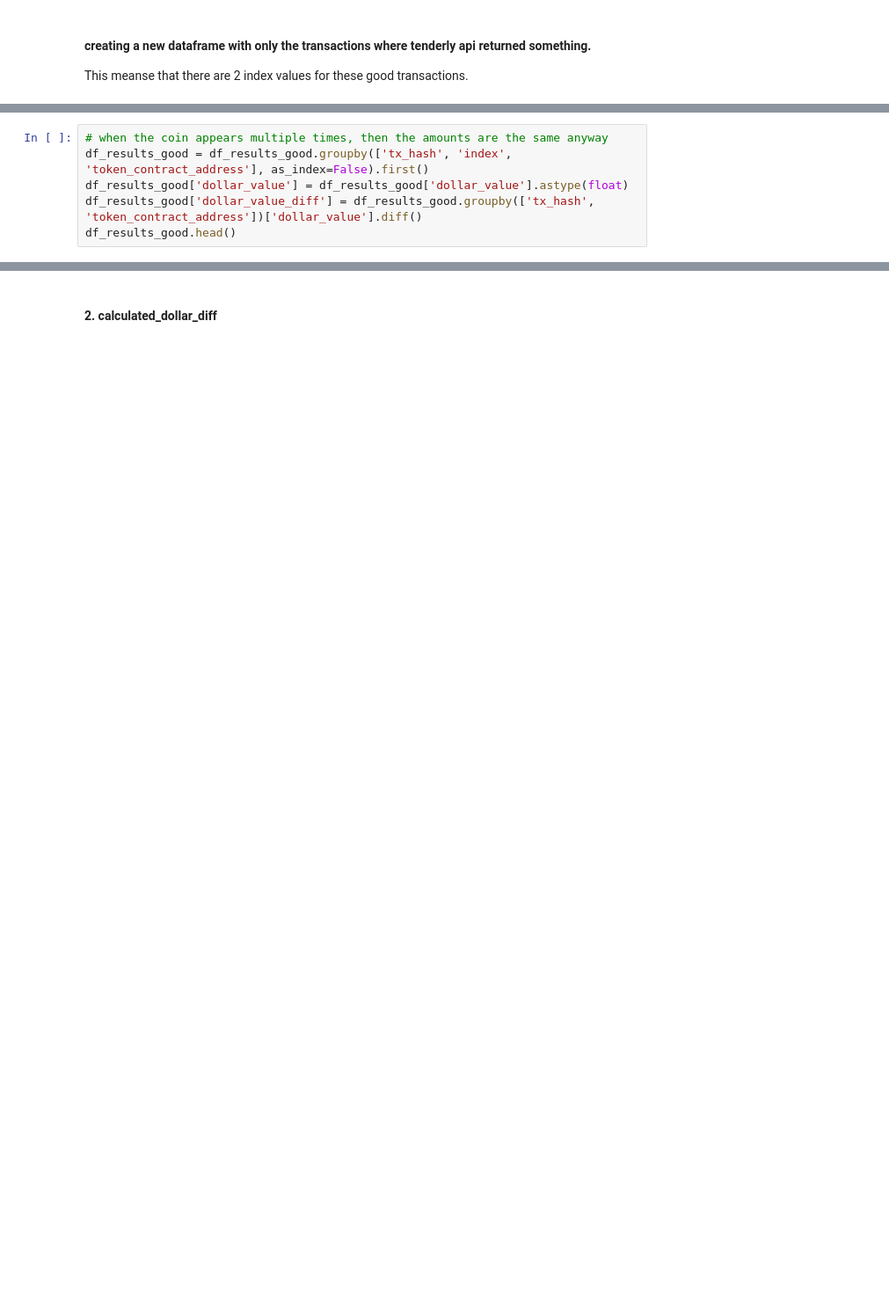
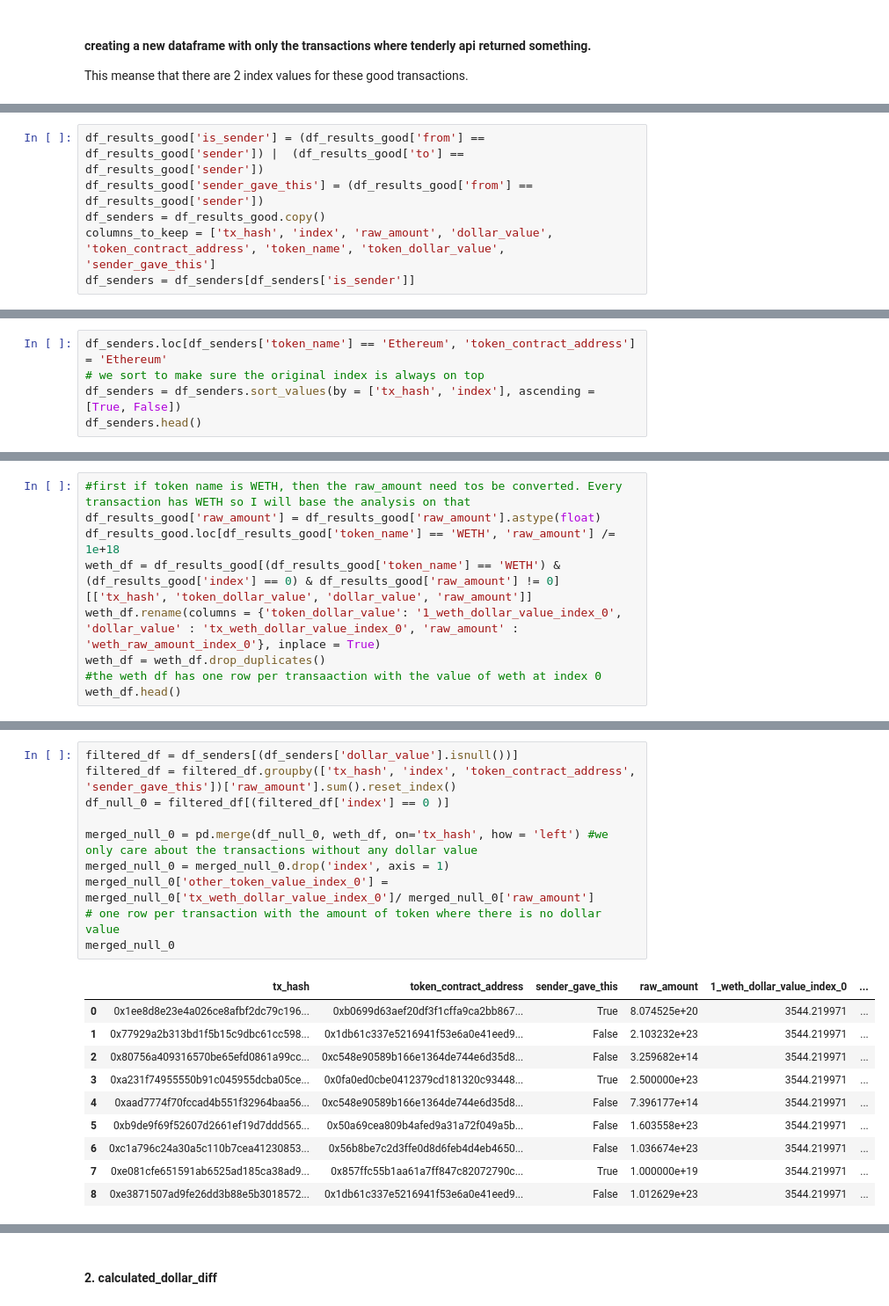
Before and after one commit to cowdao-grants/mevblocker-damages, a Jupyter notebook: cowswap.ipynb, the cells around one changed output, grey strips where cells are left out. Shown: that part at 88% size. Cells and saved outputs as stored; diff of their text form; blank space fills up the shorter version.

```diff
--- a/cowswap.ipynb
+++ b/cowswap.ipynb
@@ -278 +325,7 @@ The logic here is
+# %%
+df_results_good['is_sender'] = (df_results_good['from'] == df_results_good['sender']) |  (df_results_good['to'] == df_results_good['sender'])
+df_results_good['sender_gave_this'] = (df_results_good['from'] == df_results_good['sender'])
+df_senders = df_results_good.copy()
+columns_to_keep = ['tx_hash', 'index', 'raw_amount', 'dollar_value', 'token_contract_address', 'token_name', 'token_dollar_value', 'sender_gave_this']
+df_senders = df_senders[df_senders['is_sender']]
 # %% [markdown]
@@ -280,6 +332,0 @@ The logic here is
-# %%
-# when the coin appears multiple times, then the amounts are the same anyway
-df_results_good = df_results_good.groupby(['tx_hash', 'index', 'token_contract_address'], as_index=False).first()
-df_results_good['dollar_value'] = df_results_good['dollar_value'].astype(float)
-df_results_good['dollar_value_diff'] = df_results_good.groupby(['tx_hash', 'token_contract_address'])['dollar_value'].diff()
-df_results_good.head()
@@ -292,0 +335,5 @@ df_results_good.head()
+# %%
+df_senders.loc[df_senders['token_name'] == 'Ethereum', 'token_contract_address'] = 'Ethereum'
+# we sort to make sure the original index is always on top
+df_senders = df_senders.sort_values(by = ['tx_hash', 'index'], ascending = [True, False])
+df_senders.head()
@@ -292,0 +347,9 @@ df_results_good.head()
+# %%
+#first if token name is WETH, then the raw_amount need tos be converted. Every transaction has WETH so I will base the analysis on that
+df_results_good['raw_amount'] = df_results_good['raw_amount'].astype(float)
+df_results_good.loc[df_results_good['token_name'] == 'WETH', 'raw_amount'] /= 1e+18
+weth_df = df_results_good[(df_results_good['token_name'] == 'WETH') & (df_results_good['index'] == 0) & df_results_good['raw_amount'] != 0][['tx_hash', 'token_dollar_value', 'dollar_value', 'raw_amount']]
+weth_df.rename(columns = {'token_dollar_value': '1_weth_dollar_value_index_0', 'dollar_value' : 'tx_weth_dollar_value_index_0', 'raw_amount' : 'weth_raw_amount_index_0'}, inplace = True)
+weth_df = weth_df.drop_duplicates()
+#the weth df has one row per transaaction with the value of weth at index 0
+weth_df.head()
@@ -292,0 +363,21 @@ df_results_good.head()
+# %%
+filtered_df = df_senders[(df_senders['dollar_value'].isnull())]
+filtered_df = filtered_df.groupby(['tx_hash', 'index', 'token_contract_address', 'sender_gave_this'])['raw_amount'].sum().reset_index()
+df_null_0 = filtered_df[(filtered_df['index'] == 0 )]
+
+merged_null_0 = pd.merge(df_null_0, weth_df, on='tx_hash', how = 'left') #we only care about the transactions without any dollar value
+merged_null_0 = merged_null_0.drop('index', axis = 1)
+merged_null_0['other_token_value_index_0'] = merged_null_0['tx_weth_dollar_value_index_0']/ merged_null_0['raw_amount']
+# one row per transaction with the amount of token where there is no dollar value
+merged_null_0
+# %% [output]
+|  | tx_hash | token_contract_address | sender_gave_this | raw_amount | 1_weth_dollar_value_index_0 | ... |
+| 0 | 0x1ee8d8e23e4a026ce8afbf2dc79c196... | 0xb0699d63aef20df3f1cffa9ca2bb867... | True | 8.074525e+20 | 3544.219971 | ... |
+| 1 | 0x77929a2b313bd1f5b15c9dbc61cc598... | 0x1db61c337e5216941f53e6a0e41eed9... | False | 2.103232e+23 | 3544.219971 | ... |
+| 2 | 0x80756a409316570be65efd0861a99cc... | 0xc548e90589b166e1364de744e6d35d8... | False | 3.259682e+14 | 3544.219971 | ... |
+| 3 | 0xa231f74955550b91c045955dcba05ce... | 0x0fa0ed0cbe0412379cd181320c93448... | True | 2.500000e+23 | 3544.219971 | ... |
+| 4 | 0xaad7774f70fccad4b551f32964baa56... | 0xc548e90589b166e1364de744e6d35d8... | False | 7.396177e+14 | 3544.219971 | ... |
+| 5 | 0xb9de9f69f52607d2661ef19d7ddd565... | 0x50a69cea809b4afed9a31a72f049a5b... | False | 1.603558e+23 | 3544.219971 | ... |
+| 6 | 0xc1a796c24a30a5c110b7cea41230853... | 0x56b8be7c2d3ffe0d8d6feb4d4eb4650... | False | 1.036674e+23 | 3544.219971 | ... |
+| 7 | 0xe081cfe651591ab6525ad185ca38ad9... | 0x857ffc55b1aa61a7ff847c82072790c... | True | 1.000000e+19 | 3544.219971 | ... |
+| 8 | 0xe3871507ad9fe26dd3b88e5b3018572... | 0x1db61c337e5216941f53e6a0e41eed9... | False | 1.012629e+23 | 3544.219971 | ... |
```
Also changed, not shown: parts of 49 cells of this notebook.
